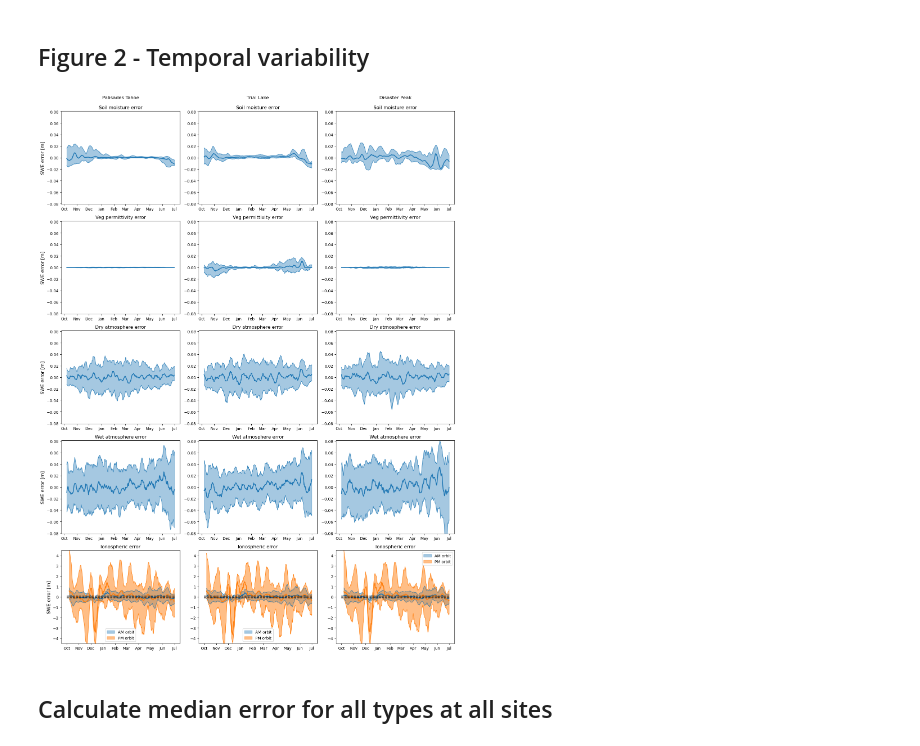
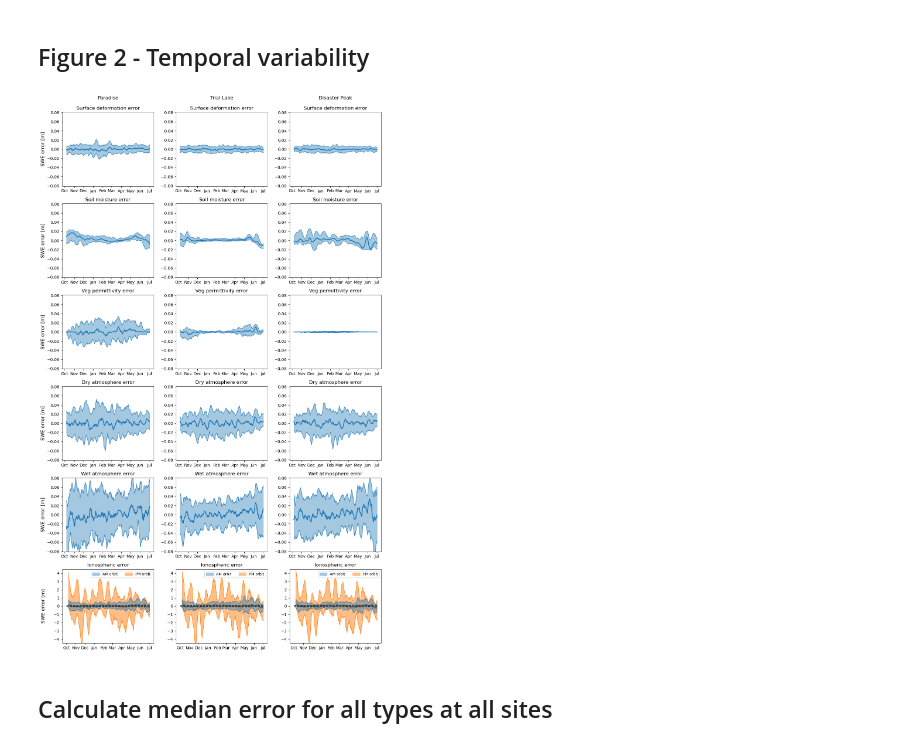
Before and after one commit to rpalomaki/SWE_error_analysis, a Jupyter notebook: ross_sandbox.ipynb, the cells around one changed output. Drawn from its saved outputs; the diff is of its cells as text; code cells hidden in the pictures.

```diff
--- a/ross_sandbox.ipynb
+++ b/ross_sandbox.ipynb
@@ -313,27 +317,27 @@ fig.savefig('local/figs/fig2_ion_error.png', dpi=300)
 # %%
 def make_temp_var_plot(ax, df_am, df_pm, error_col, site, n_wy_days=274, plot_pm=False):
     c = error_col
-    plot_titles = {'soil_error':'Soil moisture error','veg_error':'Veg permittivity error','dry_atmo_error':'Dry atmosphere error','wet_atmo_error':'Wet atmosphere error','ion_error':'Ionospheric error'}
+    plot_titles = {'defo_error':'Surface deformation error','soil_error':'Soil moisture error','veg_error':'Veg permittivity error','dry_atmo_error':'Dry atmosphere error','wet_atmo_error':'Wet atmosphere error','ion_error':'Ionospheric error'}
     am_gb = df_am.loc[df_am['dowy']<=n_wy_days].groupby('dowy')
     pm_gb = df_pm.loc[df_pm['dowy']<=n_wy_days].groupby('dowy')
 
     month_starts = [1,32,62,93,124,152,183,213,244,274] # Through July
 
-    ax.fill_between(am_gb.quantile(0.1)[c].index, df_am.loc[df_am['dowy']<=n_wy_days].groupby('dowy').quantile(0.1)[c].rolling(7).mean(), df_am.loc[df_am['dowy']<=n_wy_days].groupby('dowy').quantile(0.9)[c].rolling(7).mean(), alpha=0.4, color=plt.get_cmap('tab10')(0), label='AM orbit')
-    ax.plot(am_gb.median()[c].rolling(7).mean(), lw=2)
-    ax.plot(am_gb.quantile(0.1)[c].rolling(7).mean(), lw=1, alpha=0.8, color=plt.get_cmap('tab10')(0))
-    ax.plot(am_gb.quantile(0.9)[c].rolling(7).mean(), lw=1, alpha=0.8, color=plt.get_cmap('tab10')(0))
+    ax.fill_between(am_gb.quantile(0.1)[c].index, df_am.loc[df_am['dowy']<=n_wy_days].groupby('dowy').quantile(0.1)[c].rolling(7).mean(), df_am.loc[df_am['dowy']<=n_wy_days].groupby('dowy').quantile(0.9)[c].rolling(7).mean(), alpha=0.4, color=plt.get_cmap('tab10')(0), label='AM orbit', zorder=10)
+    ax.plot(am_gb.median()[c].rolling(7).mean(), lw=2, zorder=11)
+    ax.plot(am_gb.quantile(0.1)[c].rolling(7).mean(), lw=1, alpha=0.8, color=plt.get_cmap('tab10')(0), zorder=12)
+    ax.plot(am_gb.quantile(0.9)[c].rolling(7).mean(), lw=1, alpha=0.8, color=plt.get_cmap('tab10')(0), zorder=13)
 
     if plot_pm:
-        ax.fill_between(pm_gb.quantile(0.1)[c].index, df_pm.loc[df_pm['dowy']<=n_wy_days].groupby('dowy').quantile(0.1)[c].rolling(7).mean(), df_pm.loc[df_pm['dowy']<=n_wy_days].groupby('dowy').quantile(0.9)[c].rolling(7).mean(), alpha=0.5, color=plt.get_cmap('tab10')(1), label='PM orbit')
-        ax.plot(pm_gb.median()[c].rolling(7).mean(), lw=2, color=plt.get_cmap('tab10')(1))
-        ax.plot(pm_gb.quantile(0.1)[c].rolling(7).mean(), lw=1, alpha=0.8, color=plt.get_cmap('tab10')(1))
-        ax.plot(pm_gb.quantile(0.9)[c].rolling(7).mean(), lw=1, alpha=0.8, color=plt.get_cmap('tab10')(1))
-        ax.legend()
+        ax.fill_between(pm_gb.quantile(0.1)[c].index, df_pm.loc[df_pm['dowy']<=n_wy_days].groupby('dowy').quantile(0.1)[c].rolling(7).mean(), df_pm.loc[df_pm['dowy']<=n_wy_days].groupby('dowy').quantile(0.9)[c].rolling(7).mean(), alpha=0.5, color=plt.get_cmap('tab10')(1), label='PM orbit', zorder=0)
+        ax.plot(pm_gb.median()[c].rolling(7).mean(), lw=2, color=plt.get_cmap('tab10')(1), zorder=1)
+        ax.plot(pm_gb.quantile(0.1)[c].rolling(7).mean(), lw=1, alpha=0.8, color=plt.get_cmap('tab10')(1), zorder=2)
+        ax.plot(pm_gb.quantile(0.9)[c].rolling(7).mean(), lw=1, alpha=0.8, color=plt.get_cmap('tab10')(1), zorder=3)
+        ax.legend(ncol=2, fontsize=9, loc='upper right')
 
     ax.set_xticks(month_starts)
     ax.set_xticklabels(['Oct','Nov','Dec','Jan','Feb','Mar','Apr','May','Jun','Jul'])
-    if c == 'soil_error':
+    if c == 'defo_error':
         ax.set_title(site['station_name'].values[0] + '\n\n' + plot_titles[c])
     else:
         ax.set_title(plot_titles[c])
@@ -375,8 +379,8 @@ def plot_temporal_variability(station_id: int, ax: plt.axes = None, return_data:
 
     # Plot
     if ax is None:
-        fig, ax = plt.subplots(5, 1, figsize=(5,20))
-    error_cols = ['soil_error','veg_error','dry_atmo_error','wet_atmo_error','ion_error']
+        fig, ax = plt.subplots(6, 1, figsize=(5,20))
+    error_cols = ['defo_error','soil_error','veg_error','dry_atmo_error','wet_atmo_error','ion_error']
     for i, c in enumerate(error_cols):
         if c == 'ion_error':
             make_temp_var_plot(ax[i], df_am, df_pm, c, site, plot_pm=True)
@@ -387,28 +391,31 @@ def plot_temporal_variability(station_id: int, ax: plt.axes = None, return_data:
     if return_data:
         return (df_am, df_pm)
 # %%
-fig, ax = plt.subplots(5, 3, figsize=(15,20))
-plot_temporal_variability(station_id=784, ax=ax[:,0], return_data=False)
+fig, ax = plt.subplots(6, 3, figsize=(15*0.8,24*0.8))
+plot_temporal_variability(station_id=679, ax=ax[:,0], return_data=False)
 plot_temporal_variability(station_id=828, ax=ax[:,1], return_data=False)
 plot_temporal_variability(station_id=445, ax=ax[:,2], return_data=False)
 
-for axx in ax[4,:]:
-    axx.hlines([-0.08,0.08], 1, 274, lw=1.5, color='k', ls='--')
-for i in range(5):
+for axx in ax[5,:]:
+    axx.hlines([-0.08,0.08], 1, 274, lw=1.5, color='k', ls='--', zorder=100)
+for i in range(6):
     for axx in ax[i]:
-        if i != 4:
+        if i != 5:
             axx.set_ylim(-0.081, 0.081)
         else:
             axx.set_ylim(-4.5, 4.5)
 
 #     miny = min([a.get_ylim()[0] for a in ax[i]])
 #     maxy = max([a.get_ylim()[1] for a in ax[i]])
 #     for axx in ax[i]:
 #         axx.set_ylim(miny, maxy)
 
-for axx in ax[:,0]:
+for axx in ax[:5,0]:
     axx.set_ylabel('SWE error [m]', fontsize=12)
+
+ax[5,0].set_ylabel('SWE error [m]', fontsize=12, labelpad=19)
+
 plt.tight_layout()
 # %% [output]
-[figure, old version]
+[figure, new version]
 # %%
```
Also changed, not shown: parts of 13 cells of this notebook, 1 other file.
